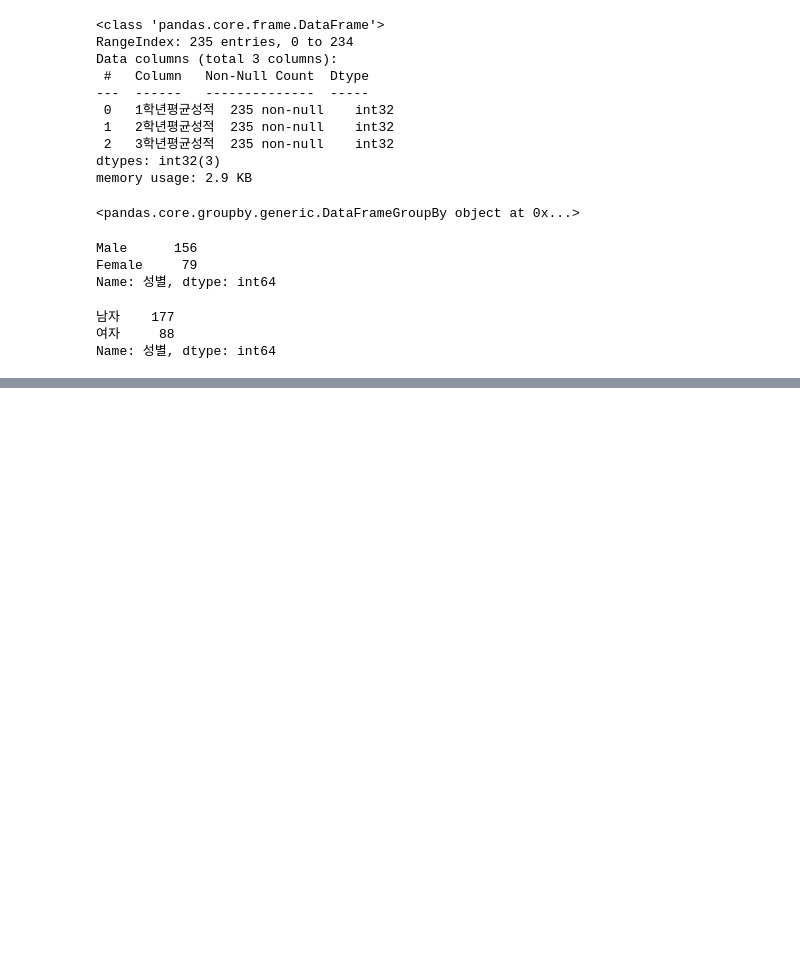
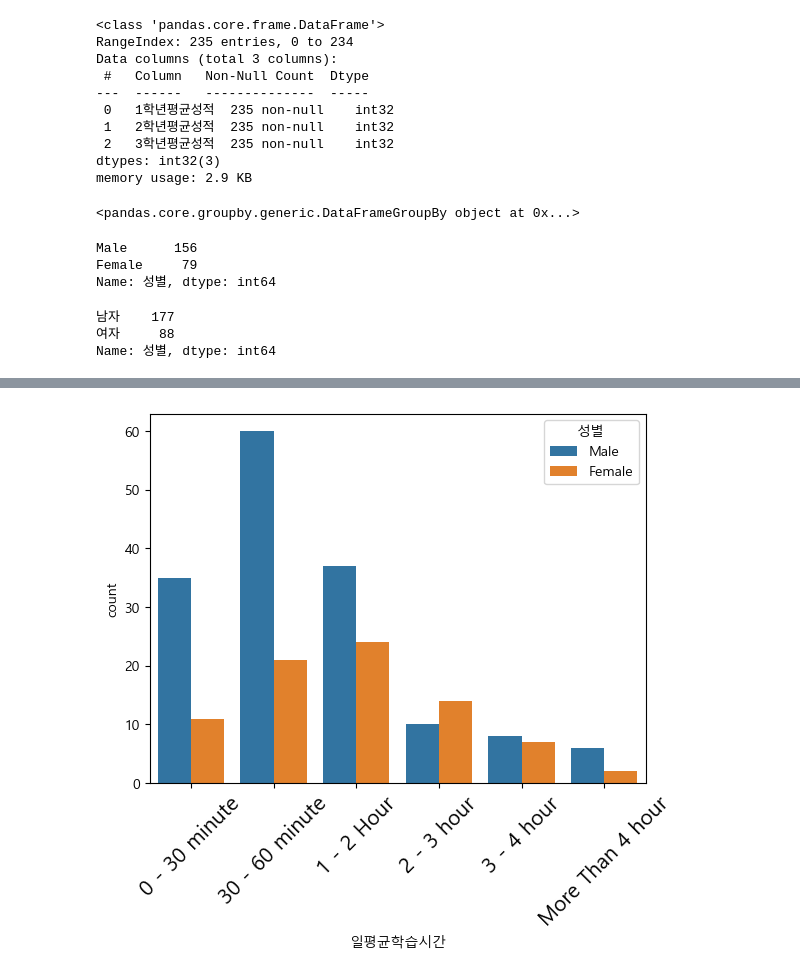
Before and after one commit to minseok06/PPP, a Jupyter notebook: 대회 준비_민석이와 친구들.ipynb, the cells around one changed output, grey strips where cells are left out. Drawn from its saved outputs; the diff is of its cells as text; code cells hidden in the pictures; blank space fills up the shorter version.

```diff
--- a/대회 준비_민석이와 친구들.ipynb
+++ b/대회 준비_민석이와 친구들.ipynb
@@ -290,0 +303,6 @@ plt.show()
+# %%
+sns.countplot(data=s, x='일평균학습시간', hue='성별')
+plt.xticks(rotation=45, fontsize=15)
+plt.show()
+# %% [output]
+[figure, added]
```
Also changed, not shown: parts of 14 cells of this notebook, 1 other file.
